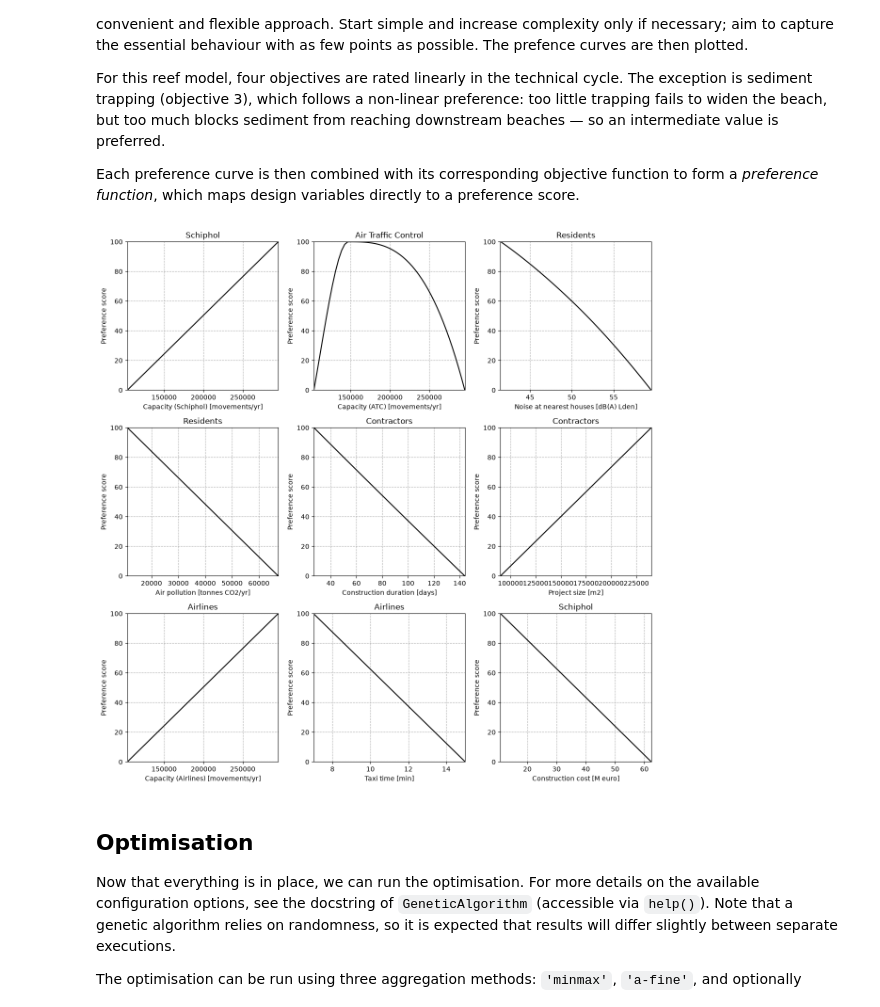
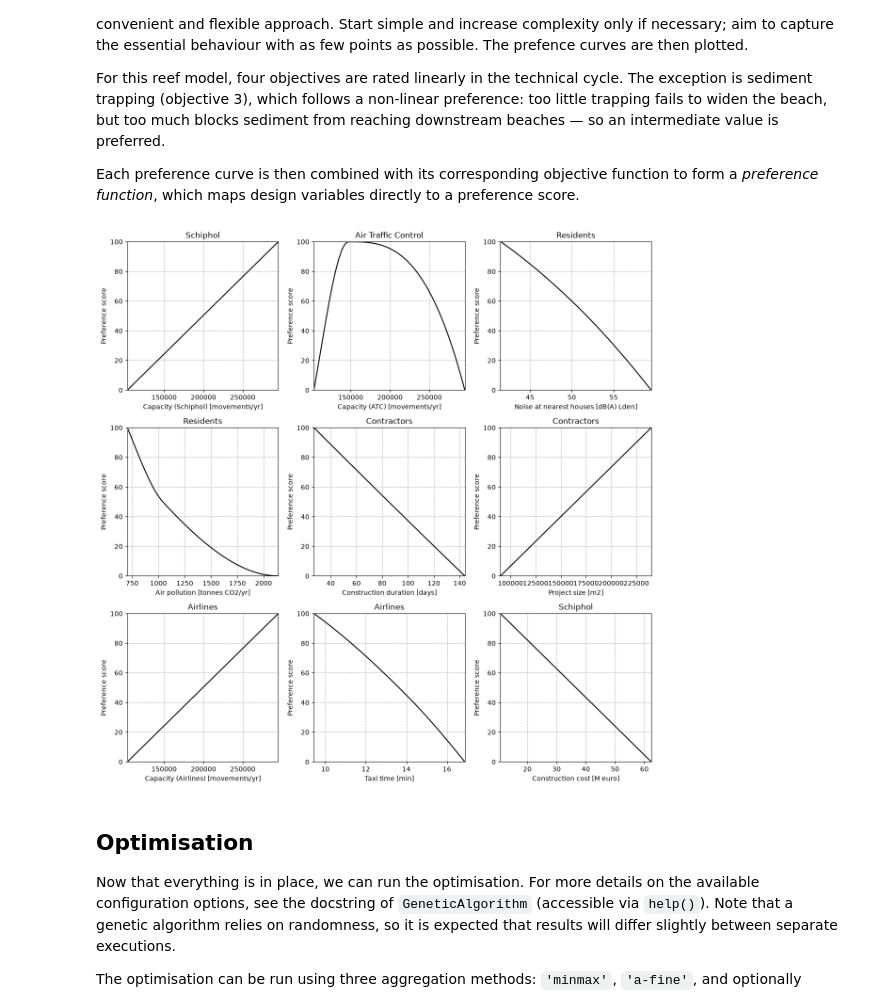
Before and after one commit to oskynowak-hash/MCDA-thing, a Jupyter notebook: Civil-Engineering-Systems-Design-main/optimization.ipynb, the cells around one changed output. Saved outputs shown, nothing was run; the diff lists cells and outputs as text; code cells hidden in the pictures.

```diff
--- a/Civil-Engineering-Systems-Design-main/optimization.ipynb
+++ b/Civil-Engineering-Systems-Design-main/optimization.ipynb
@@ -73,7 +73,7 @@ b1 = [2000, 4000]
 b2 = [45, 60]
 b3 = [163, 203]
 b4 = [500, 4000]
-b5 = [760, 5000]
+b5 = [3100, 6200]
 b6 = [0, 1]
 bounds = [b1, b2, b3, b4, b5, b6]
 #4k is placeholder
@@ -246,12 +246,21 @@ def objective_function_4(x1, x2, x3, x4, x5, x6):
 
     :return: float of tonnes of CO2 per year.
     """
-    cons8 = 0.0152  # tonnes CO2 per taxi minute, from 4.8 kg fuel/min at idle thrust
+    cons8 = 25     # taxi speed in km/h
+    cons81 = 6391.32 # NOx per movement except taxi
+    cons82 = 57.6 # NOx per movement and taxi time
+    movements = objective_function_1(x1, x2, x3, x4, x5, x6)
 
-    movements = objective_function_1(x1, x2, x3, x4, x5, x6)
-    taxi_min = objective_function_8(x1, x2, x3, x4, x5, x6)
+    # Calculate one-way taxi time (t) in minutes
+    t = (x5 / 1000) / cons8 * 60
 
-    return movements * taxi_min * cons8
+    # Calculate NOx per movement in grams using the derived twin-engine formula
+    nox_grams_per_movement = cons81 + cons82 * t
+
+    # Convert grams to tonnes (1 metric tonne = 1,000,000 grams)
+    nox_tonnes_per_movement = nox_grams_per_movement / 1000000
+
+    return movements * nox_tonnes_per_movement
 
 
 def objective_function_5(x1, x2, x3, x4, x5, x6):
@@ -292,8 +301,8 @@ def objective_function_8(x1, x2, x3, x4, x5, x6):
 
     :return: float of one way taxi time in minutes.
     """
-    cons10 = 32     # taxi speed in km/h calibrated to give 15 min at 500 m
-    cons11 = 5.6      # fixed minutes for pushback and lining up
+    cons10 = 25     # taxi speed in km/h calibrated to give 15 min at 500 m
+    cons11 = 2      # fixed minutes for pushback and lining up
 
     return (x5 / 1000) / cons10 * 60 + cons11
 def objective_function_9(x1, x2, x3, x4, x5, x6):
@@ -391,11 +400,11 @@ Each preference curve is then combined with its corresponding objective function
 prefs_before = [[[103312, 199244, 295176],      [0, 50, 100]],      # capacity schiphol, more is better
                 [[103312, 147000 , 295176],      [0, 100, 0]],       # capacity atc, peaks at the current level
                 [[41.5, 50, 59.5],              [100, 60, 0]],      # noise, less is better, 58 is the legal contour
-                [[11032, 39110, 67188],         [100, 50, 0]],      # air pollution, less is better
+                [[704.5, 1041.13, 2139.56],         [100, 50, 0]],      # air pollution, less is better
                 [[27, 85, 144],                 [100, 50, 0]],      # duration, shorter is better
                 [[90000, 165000, 240000],       [0, 50, 100]],      # project size, bigger is better
                 [[103312, 199244, 295176],      [0, 50, 100]],      # capacity airlines, more is better
-                [[7.0, 11.0, 15.0],             [100, 50, 0]],      # taxi time, shorter is better
+                [[9.44, 14, 16.88],             [100, 45, 0]],      # taxi time, shorter is better
                 [[10.8, 36.6, 62.4],            [100, 50, 0]]]      # cost, less is better
 
 prefs_after = prefs_before
@@ -473,34 +482,34 @@ pref_funcs = [pref_func_1, pref_func_2, pref_func_3, pref_func_4,
 
 
 def objective(variables):
     """
     Objective function that is fed to the GA. Calles the separate preference functions that are declared above.
 
     :param variables: array with design variable values per member of the population. Can be split by using array
     slicing
     :return: 1D-array with aggregated preference scores for the members of the population.
     """
     x1 = variables[:, 0]
     x2 = variables[:, 1]
     x3 = variables[:, 2]
     x4 = variables[:, 3]
     x5 = variables[:, 4]
     x6 = variables[:, 5]
 
     # calculate the preference scores
     p_1 = pref_func_1(x1, x2, x3, x4, x5, x6)
     p_2 = pref_func_2(x1, x2, x3, x4, x5, x6)
     p_3 = pref_func_3(x1, x2, x3, x4, x5, x6)
     p_4 = pref_func_4(x1, x2, x3, x4, x5, x6)
     p_5 = pref_func_5(x1, x2, x3, x4, x5, x6)
     p_6 = pref_func_6(x1, x2, x3, x4, x5, x6)
     p_7 = pref_func_7(x1, x2, x3, x4, x5, x6)
     p_8 = pref_func_8(x1, x2, x3, x4, x5, x6)
     p_9 = pref_func_9(x1, x2, x3, x4, x5, x6)
 
     return weights, [p_1, p_2, p_3, p_4, p_5, p_6, p_7, p_8, p_9]
 # %% [output]
-[figure, old version]
+[figure, new version]
 # %% [markdown]
 ## Optimisation
 
```
Also changed, not shown: parts of 2 cells of this notebook, 2 other files.
